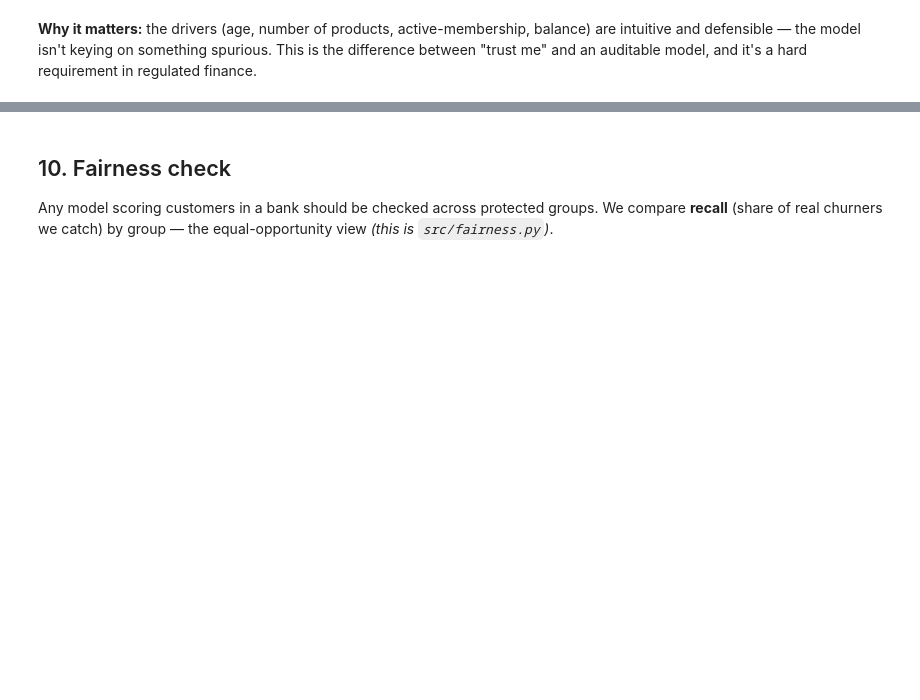
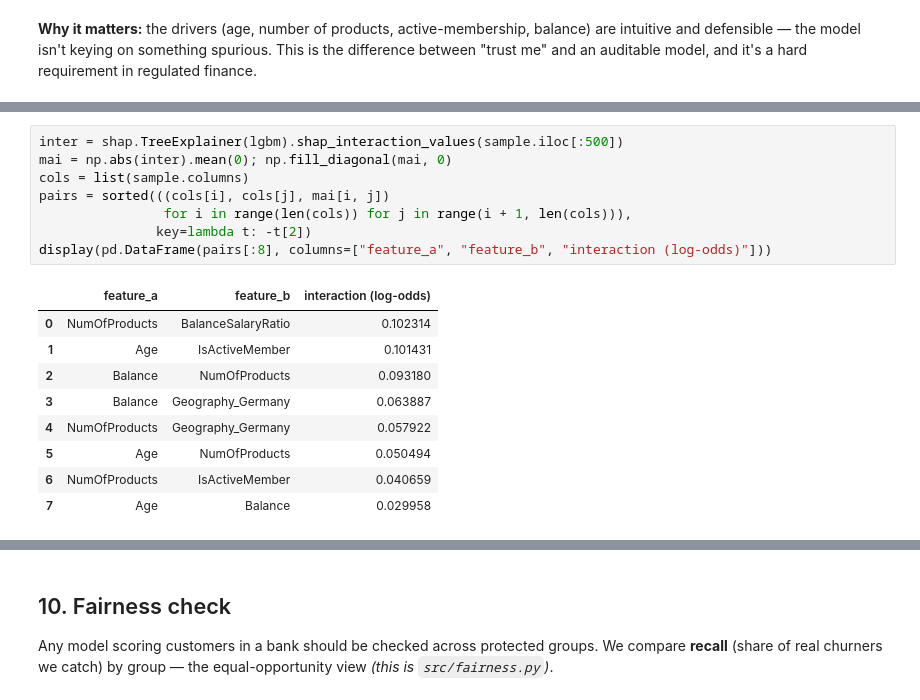
Before and after one commit to JeffreyWong05/bank-churn-ml-system, a Jupyter notebook: churn_model_walkthrough_3.ipynb, the cells around one changed output, grey strips where cells are left out. Cells and saved outputs as stored; diff of their text form; blank space fills up the shorter version.

Commit message:
Add feature-interaction analysis to walkthrough notebook

```diff
--- a/churn_model_walkthrough_3.ipynb
+++ b/churn_model_walkthrough_3.ipynb
@@ -562,0 +580,18 @@ it's a hard requirement in regulated finance.
+# %%
+inter = shap.TreeExplainer(lgbm).shap_interaction_values(sample.iloc[:500])
+mai = np.abs(inter).mean(0); np.fill_diagonal(mai, 0)
+cols = list(sample.columns)
+pairs = sorted(((cols[i], cols[j], mai[i, j])
+                for i in range(len(cols)) for j in range(i + 1, len(cols))),
+               key=lambda t: -t[2])
+display(pd.DataFrame(pairs[:8], columns=["feature_a", "feature_b", "interaction (log-odds)"]))
+# %% [output]
+|  | feature_a | feature_b | interaction (log-odds) |
+| 0 | NumOfProducts | BalanceSalaryRatio | 0.102314 |
+| 1 | Age | IsActiveMember | 0.101431 |
+| 2 | Balance | NumOfProducts | 0.093180 |
+| 3 | Balance | Geography_Germany | 0.063887 |
+| 4 | NumOfProducts | Geography_Germany | 0.057922 |
+| 5 | Age | NumOfProducts | 0.050494 |
+| 6 | NumOfProducts | IsActiveMember | 0.040659 |
+| 7 | Age | Balance | 0.029958 |
```
Also changed, not shown: parts of 10 cells of this notebook.
